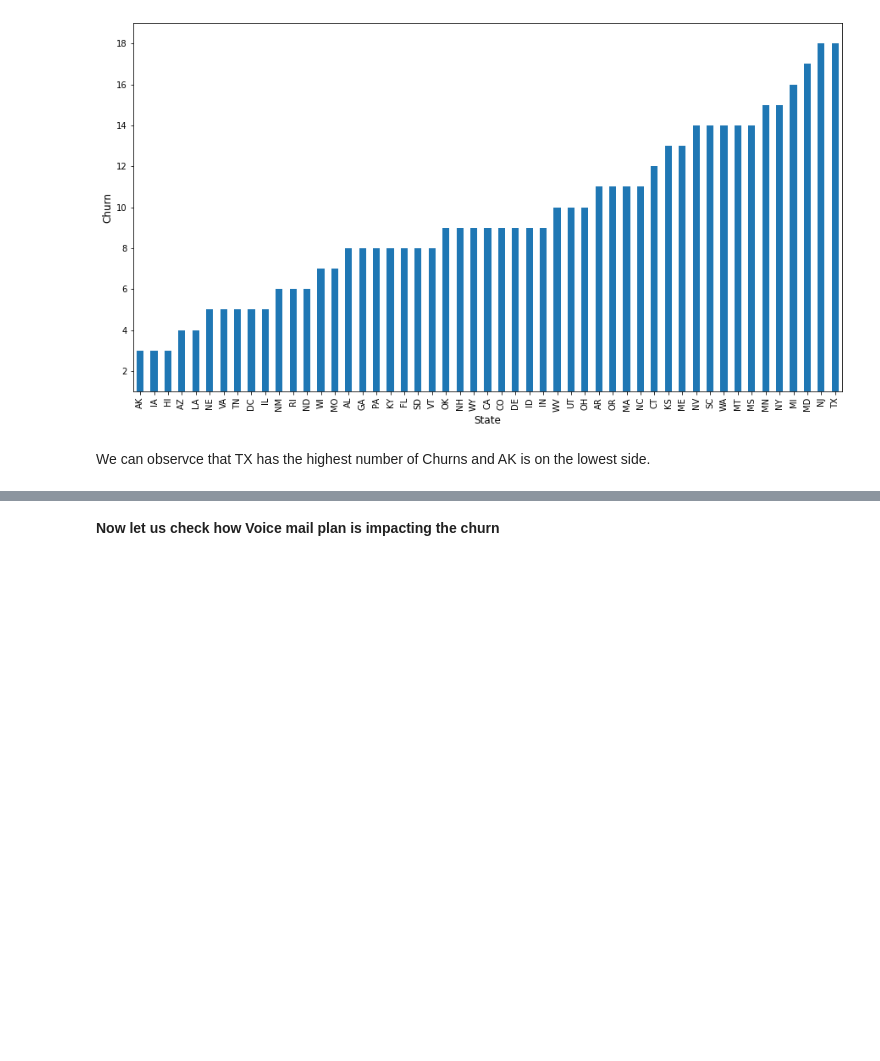
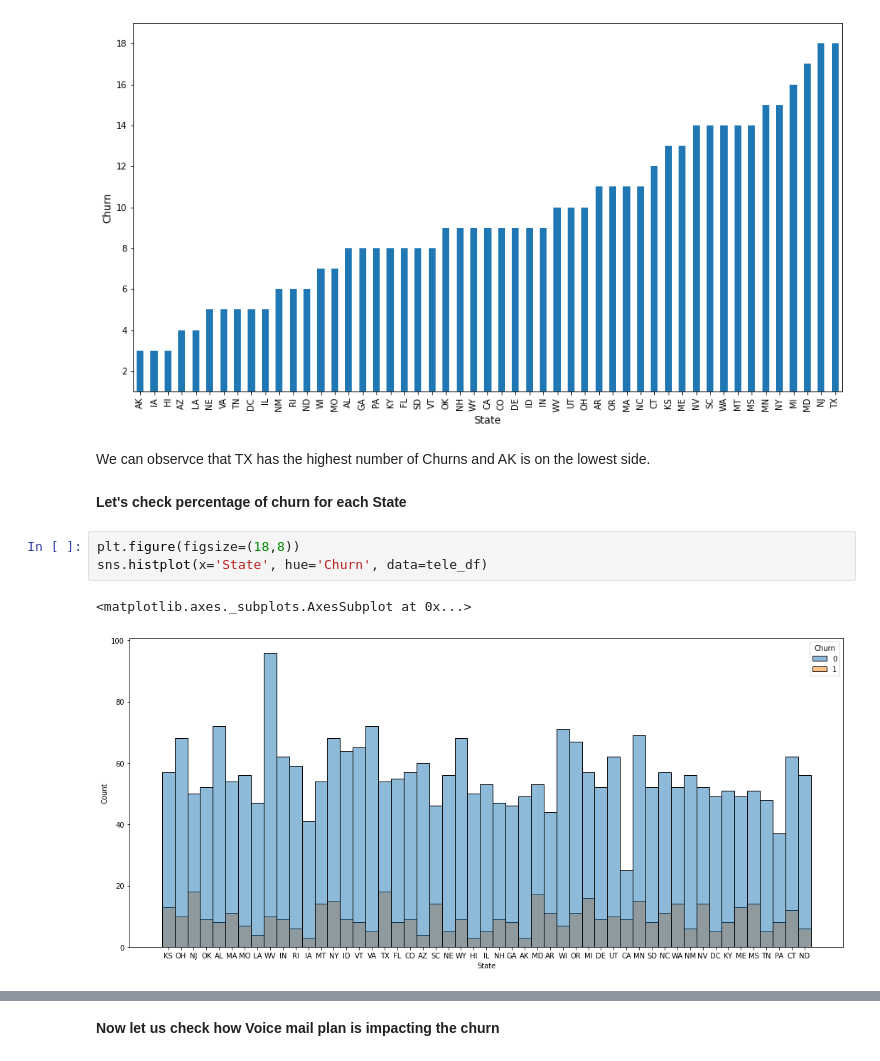
Before and after one commit to DT22179/Telecom-Churn-Analysis, a Jupyter notebook: Telecom_Churn_Analysis_Capstone_Project.ipynb, the cells around one changed output, grey strips where cells are left out. Cells and saved outputs as stored; diff of their text form; blank space fills up the shorter version.

```diff
--- a/Telecom_Churn_Analysis_Capstone_Project.ipynb
+++ b/Telecom_Churn_Analysis_Capstone_Project.ipynb
@@ -278,3 +278,11 @@ plt.show()
 [figure]
 # %% [markdown]
 We can observce that TX has the highest number of Churns and AK is on the lowest side.
+# %% [markdown]
+**Let's check percentage of churn for each State**
+# %%
+plt.figure(figsize=(18,8))
+sns.histplot(x='State', hue='Churn', data=tele_df)
+# %% [output]
+<matplotlib.axes._subplots.AxesSubplot at 0x...>
+[figure, added]
```
Also changed, not shown: parts of 26 cells of this notebook.
